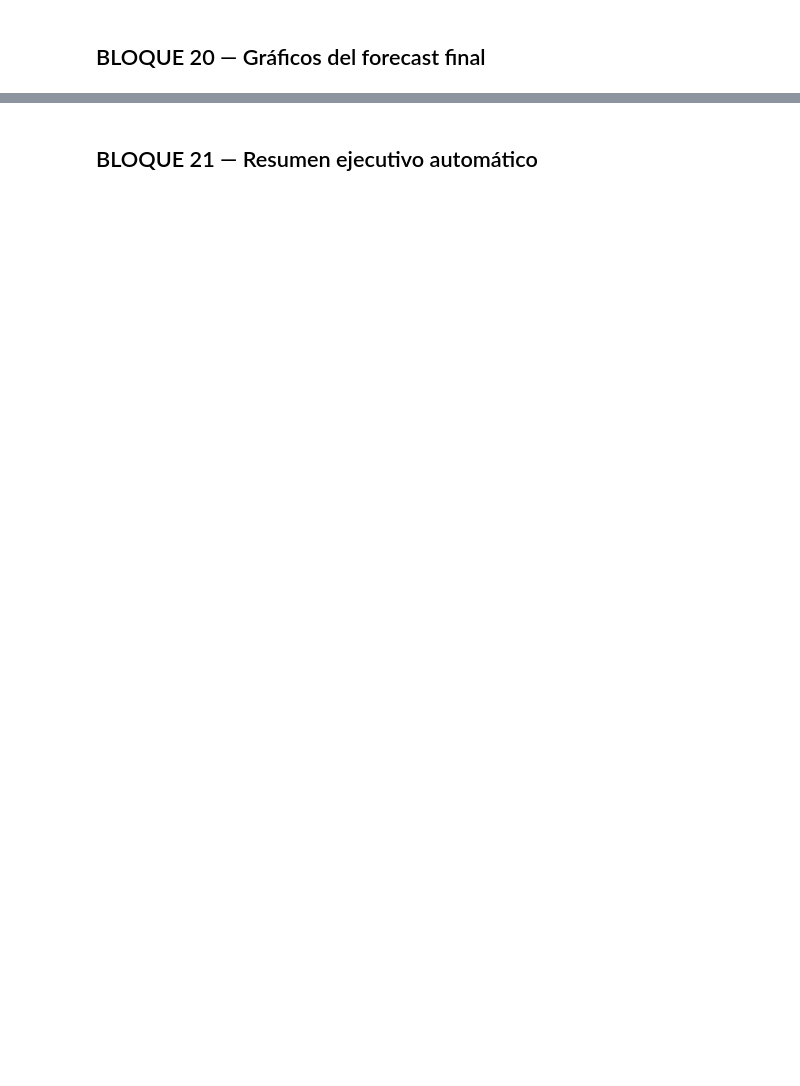
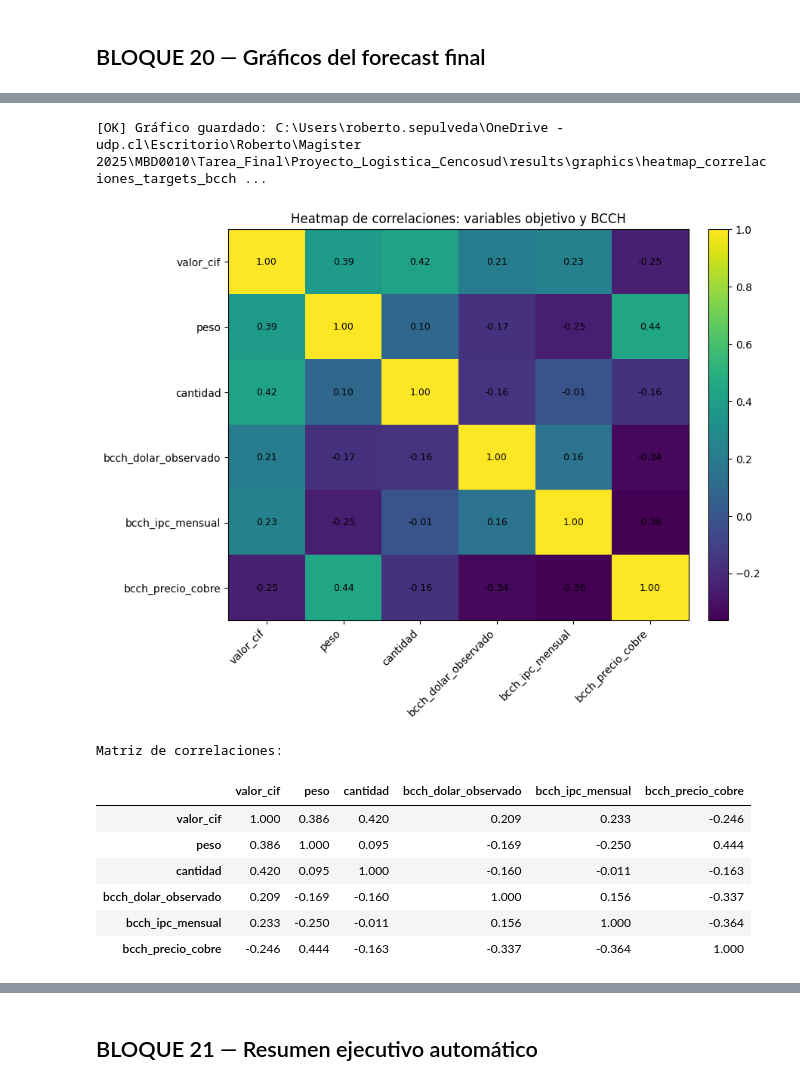
Before and after one commit to davello-droid/MBD00010, a Jupyter notebook: notebooks/proyecto_logistica_cencosud.ipynb, the cells around one changed output, grey strips where cells are left out. Cells and saved outputs as stored; diff of their text form; code cells hidden in the pictures; blank space fills up the shorter version.

```diff
--- a/notebooks/proyecto_logistica_cencosud.ipynb
+++ b/notebooks/proyecto_logistica_cencosud.ipynb
@@ -1159,0 +1830,43 @@ else:
+# %%
+# Heatmap de correlaciones entre targets y variables BCCH
+base_corr = monthly_total_model.copy() if "monthly_total_model" in globals() else monthly_total.copy() if "monthly_total" in globals() else None
+
+if base_corr is not None:
+    cols_corr = [c for c in ["valor_cif", "peso", "cantidad",
+                             "bcch_dolar_observado", "bcch_ipc_mensual", "bcch_precio_cobre"]
+                 if c in base_corr.columns]
+
+    corr_df = base_corr[cols_corr].copy().corr()
+
+    fig, ax = plt.subplots(figsize=(9, 7))
+    im = ax.imshow(corr_df.values, aspect="auto")
+    ax.set_xticks(range(len(cols_corr)))
+    ax.set_yticks(range(len(cols_corr)))
+    ax.set_xticklabels(cols_corr, rotation=45, ha="right")
+    ax.set_yticklabels(cols_corr)
+    ax.set_title("Heatmap de correlaciones: variables objetivo y BCCH")
+
+    for i in range(len(cols_corr)):
+        for j in range(len(cols_corr)):
+            ax.text(j, i, f"{corr_df.iloc[i, j]:.2f}", ha="center", va="center", fontsize=9)
+
+    plt.colorbar(im, ax=ax, fraction=0.046, pad=0.04)
+    plt.tight_layout()
+    guardar_figura("heatmap_correlaciones_targets_bcch.png")
+    plt.show()
+
+    print("Matriz de correlaciones:")
+    display(corr_df.round(3))
+else:
+    print("[WARNING] No existe base mensual para generar el heatmap.")
+# %% [output]
+[OK] Gráfico guardado: C:\Users\roberto.sepulveda\OneDrive - udp.cl\Escritorio\Roberto\Magister 2025\MBD0010\Tarea_Final\Proyecto_Logistica_Cencosud\results\graphics\heatmap_correlaciones_targets_bcch ...
+[figure, added]
+Matriz de correlaciones:
+|  | valor_cif | peso | cantidad | bcch_dolar_observado | bcch_ipc_mensual | bcch_precio_cobre |
+| valor_cif | 1.000 | 0.386 | 0.420 | 0.209 | 0.233 | -0.246 |
+| peso | 0.386 | 1.000 | 0.095 | -0.169 | -0.250 | 0.444 |
+| cantidad | 0.420 | 0.095 | 1.000 | -0.160 | -0.011 | -0.163 |
+| bcch_dolar_observado | 0.209 | -0.169 | -0.160 | 1.000 | 0.156 | -0.337 |
+| bcch_ipc_mensual | 0.233 | -0.250 | -0.011 | 0.156 | 1.000 | -0.364 |
+| bcch_precio_cobre | -0.246 | 0.444 | -0.163 | -0.337 | -0.364 | 1.000 |
```
Also changed, not shown: parts of 53 cells of this notebook.
